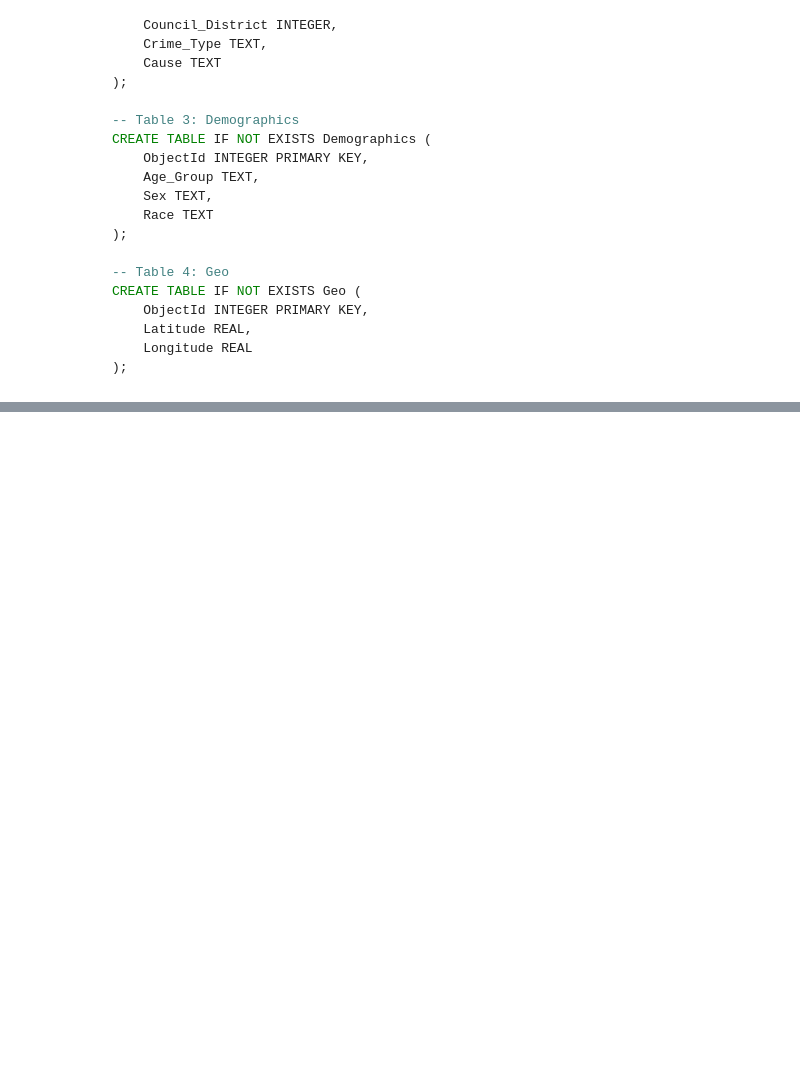
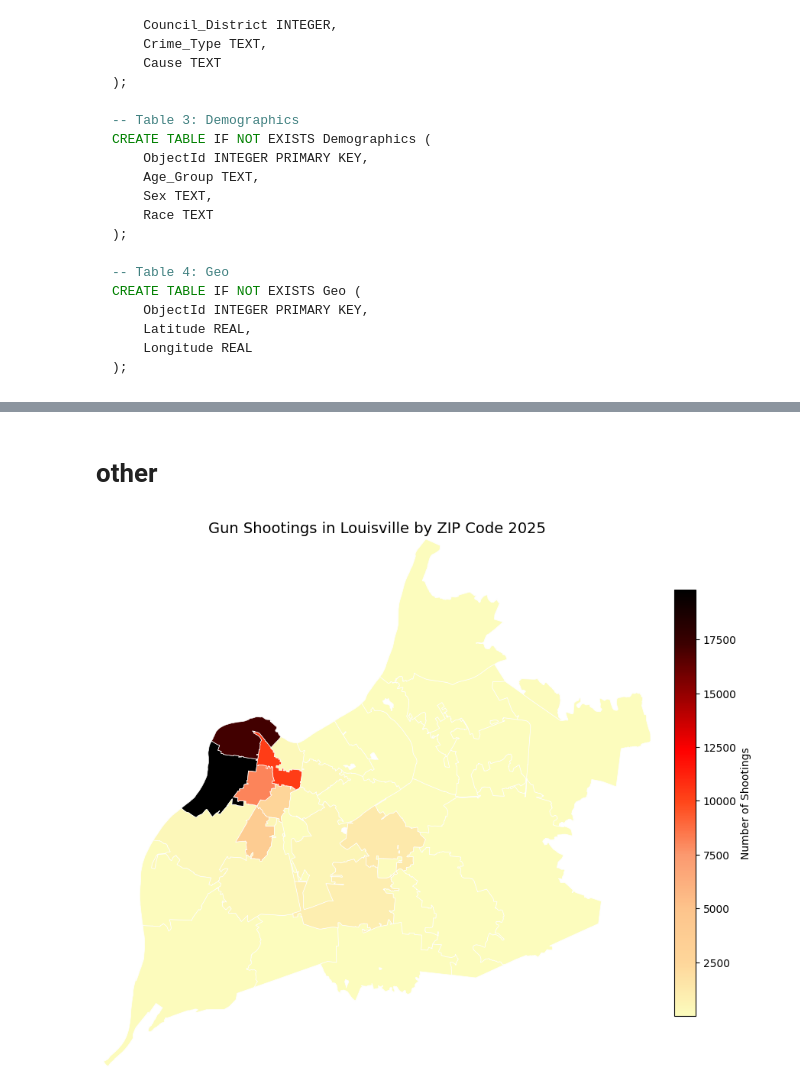
Before and after one commit to dmorton714/db_migration, a Jupyter notebook: src/notebook/notebook.ipynb, the cells around one changed output, grey strips where cells are left out. Cells and saved outputs as stored; diff of their text form; code cells hidden in the pictures; blank space fills up the shorter version.

```diff
--- a/src/notebook/notebook.ipynb
+++ b/src/notebook/notebook.ipynb
@@ -255,0 +472,69 @@ if __name__ == "__main__":
+# %% [markdown]
+# other
+# %%
+import pandas as pd
+import pygris
+import geopandas as gpd
+import matplotlib.pyplot as plt
+from matplotlib.colors import LinearSegmentedColormap
+import matplotlib as mpl
+
+# --- Load cleaned data ---
+data['ZIP_Code'] = data['ZIP_Code'].astype(str).str.zfill(5)
+
+# --- Aggregate shootings by ZIP code ---
+shootings_by_zip = (
+    data.groupby('ZIP_Code')['ObjectId']
+    .count()
+    .rename('num_shootings')
+    .reset_index()
+)
+
+# --- Pull KY ZIP code shapefile (2010 ZCTAs) ---
+ky_zips = pygris.zctas(state="21", year=2010)
+zip_col = [col for col in ky_zips.columns if 'ZCTA' in col][0]
+
+# Merge shooting counts with shapefile
+geo_df = ky_zips.merge(shootings_by_zip, left_on=zip_col, right_on='ZIP_Code', how='left')
+geo_df['num_shootings'] = geo_df['num_shootings'].fillna(0)
+
+# --- Filter only ZIPs that exist in your data for Louisville ---
+geo_df = geo_df[geo_df['ZIP_Code'].isin(data['ZIP_Code'].unique())]
+
+# --- Colormap ---
+colors = [
+    "#000000", "#3c0000", "#990000", "#FF0000",
+    "#FF481B", "#FB9A70", "#FDC48C", "#FED69A", "#FCFCBD"
+][::-1]
+cmap = LinearSegmentedColormap.from_list("Sunset3", colors)
+
+# --- Plot ---
+fig, ax = plt.subplots(figsize=(10,10))
+geo_df.plot(
+    ax=ax,
+    column='num_shootings',
+    cmap=cmap,
+    edgecolor='white',
+    linewidth=0.5,
+)
+
+# --- Add legend ---
+sm = mpl.cm.ScalarMappable(cmap=cmap,
+                           norm=mpl.colors.Normalize(vmin=geo_df['num_shootings'].min(),
+                                                    vmax=geo_df['num_shootings'].max()))
+sm._A = []  # Required for ScalarMappable
+cbar = fig.colorbar(sm, ax=ax, fraction=0.036, pad=0.04)
+cbar.set_label("Number of Shootings", fontsize=10)
+
+# --- Titles & remove axes ---
+ax.set_title("Gun Shootings in Louisville by ZIP Code 2025", fontsize=14)
+ax.axis('off')
+
+# --- Zoom into Louisville by bounding box ---
+minx, miny, maxx, maxy = geo_df.total_bounds
+ax.set_xlim(minx, maxx)
+ax.set_ylim(miny, maxy)
+
+plt.show()
+# %% [output]
+[figure, added]
```
Also changed, not shown: parts of 34 cells of this notebook, 8 other files.
